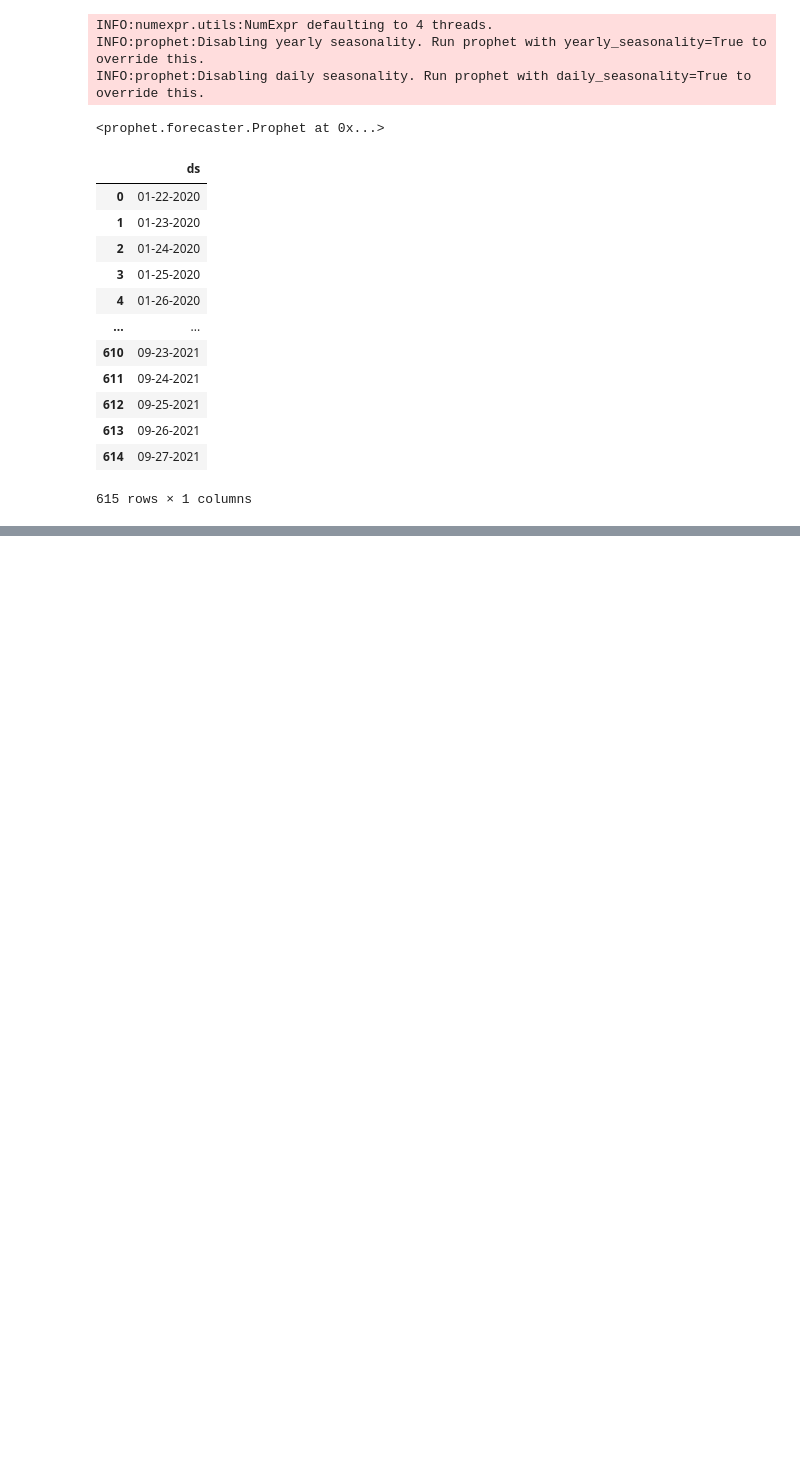
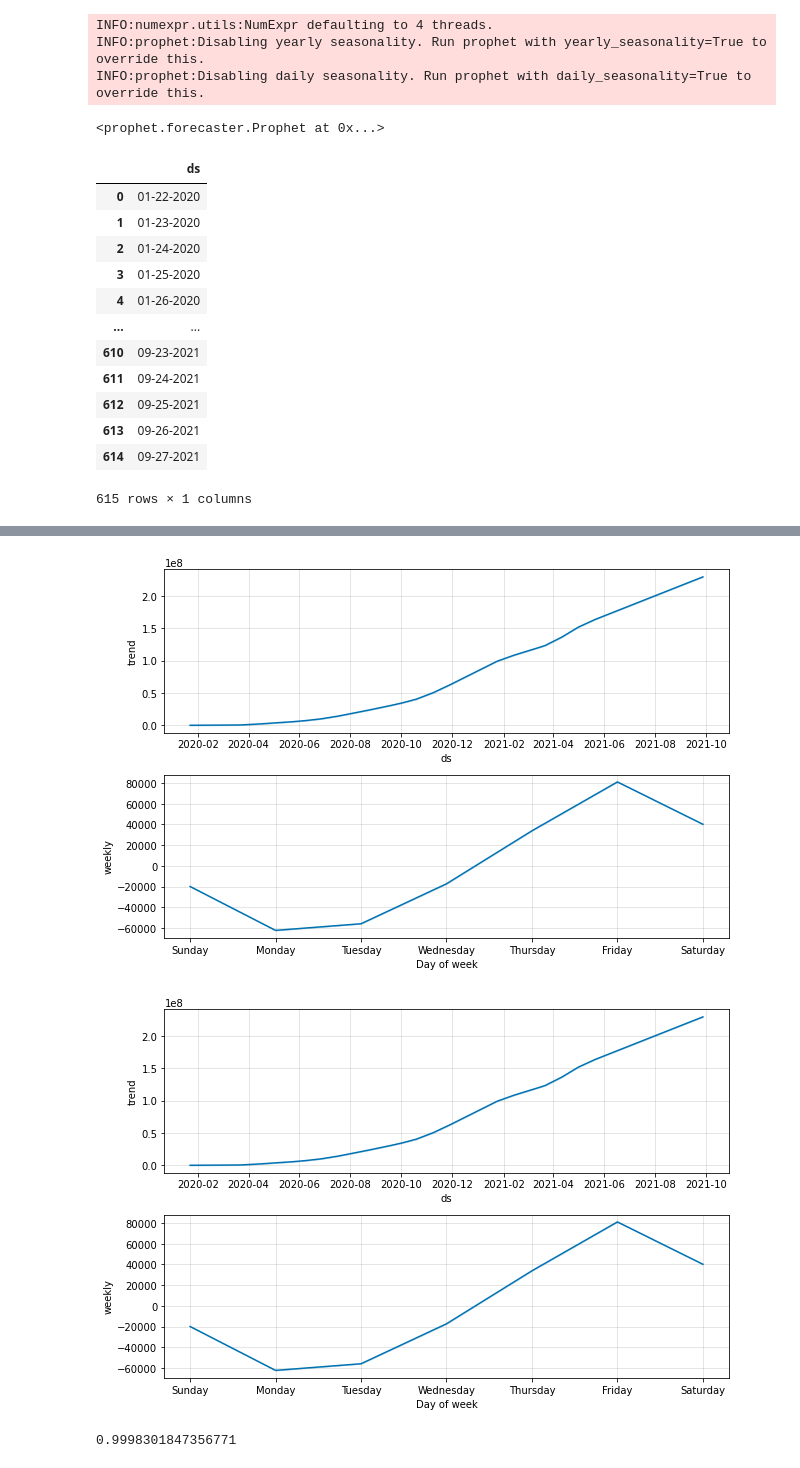
Before and after one commit to dvh549/Data_Mining, a Jupyter notebook: Covid_19_Prophet.ipynb, the cells around one changed output, grey strips where cells are left out. Saved outputs shown, nothing was run; the diff lists cells and outputs as text; code cells hidden in the pictures; blank space fills up the shorter version.

```diff
--- a/Covid_19_Prophet.ipynb
+++ b/Covid_19_Prophet.ipynb
@@ -395,0 +537,11 @@ df_diagnostics
+# %%
+model.plot_components(forecast)
+# %% [output]
+[figure, added]
+[figure, added]
+# %%
+metric_df = forecast.set_index('ds')[['yhat']].join(df.set_index('ds').y).reset_index()
+metric_df.dropna(inplace=True)
+r2_score(metric_df.y, metric_df.yhat)
+# %% [output]
+0.9998301847356771
```
Also changed, not shown: parts of 17 cells of this notebook.
